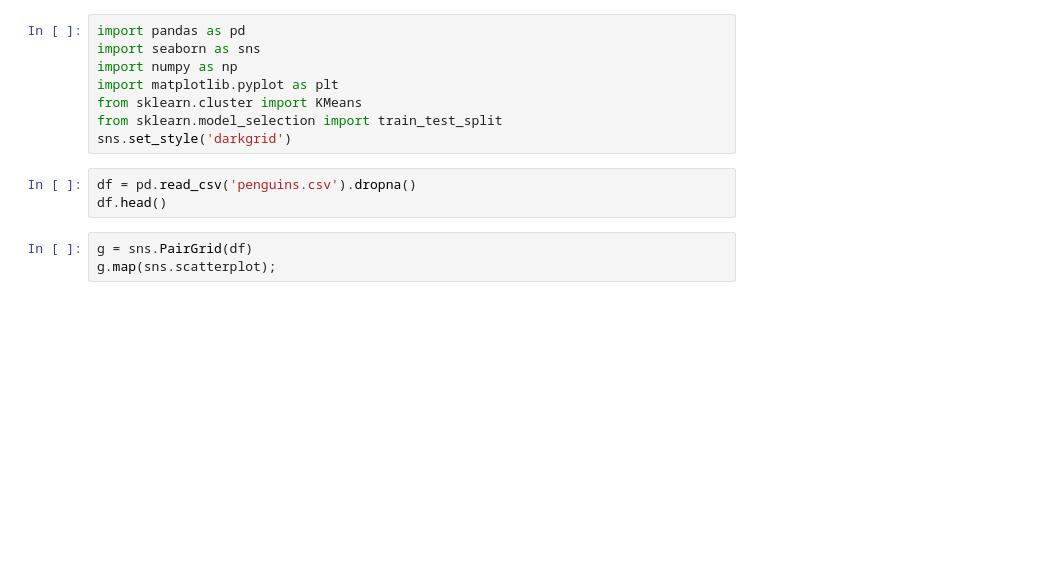
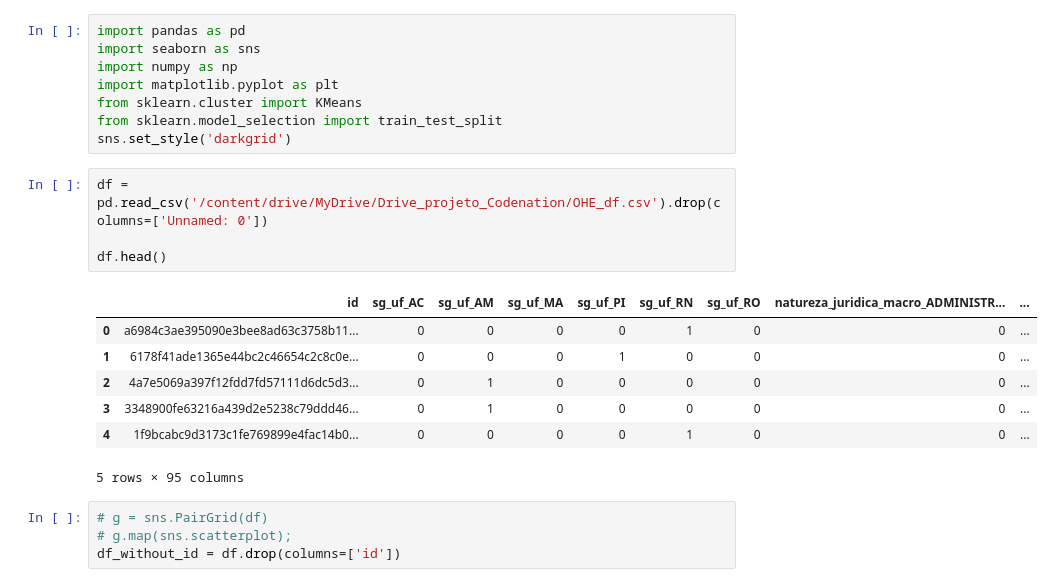
Before and after one commit to igmriegel/group-project-codenation, a Jupyter notebook: Clusterização_dos_dados.ipynb, the cells around one changed output. Drawn from its saved outputs; the diff is of its cells as text; blank space fills up the shorter version.

```diff
--- a/Clusterização_dos_dados.ipynb
+++ b/Clusterização_dos_dados.ipynb
@@ -11,9 +15,19 @@ from sklearn.cluster import KMeans
 from sklearn.model_selection import train_test_split
 sns.set_style('darkgrid')
 # %%
-df = pd.read_csv('penguins.csv').dropna()
+df = pd.read_csv('/content/drive/MyDrive/Drive_projeto_Codenation/OHE_df.csv').drop(columns=['Unnamed: 0'])
+
 df.head()
+# %% [output]
+|  | id | sg_uf_AC | sg_uf_AM | sg_uf_MA | sg_uf_PI | sg_uf_RN | sg_uf_RO | natureza_juridica_macro_ADMINISTR... | ... |
+| 0 | a6984c3ae395090e3bee8ad63c3758b11... | 0 | 0 | 0 | 0 | 1 | 0 | 0 | ... |
+| 1 | 6178f41ade1365e44bc2c46654c2c8c0e... | 0 | 0 | 0 | 1 | 0 | 0 | 0 | ... |
+| 2 | 4a7e5069a397f12fdd7fd57111d6dc5d3... | 0 | 1 | 0 | 0 | 0 | 0 | 0 | ... |
+| 3 | 3348900fe63216a439d2e5238c79ddd46... | 0 | 1 | 0 | 0 | 0 | 0 | 0 | ... |
+| 4 | 1f9bcabc9d3173c1fe769899e4fac14b0... | 0 | 0 | 0 | 0 | 1 | 0 | 0 | ... |
+5 rows × 95 columns
 # %%
-g = sns.PairGrid(df)
-g.map(sns.scatterplot);
+# g = sns.PairGrid(df)
+# g.map(sns.scatterplot);
+df_without_id = df.drop(columns=['id'])
 # %%
```
Also changed, not shown: parts of 3 cells of this notebook.
